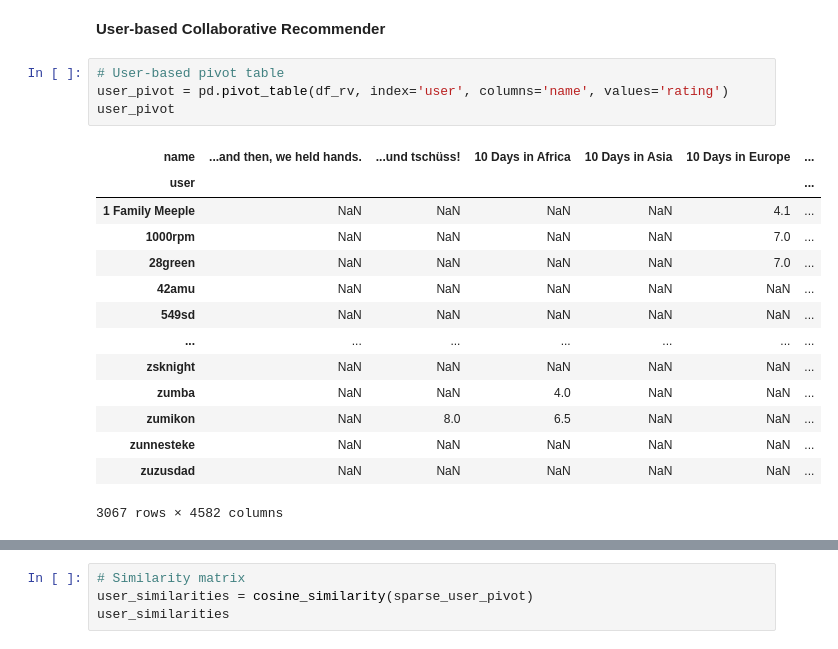
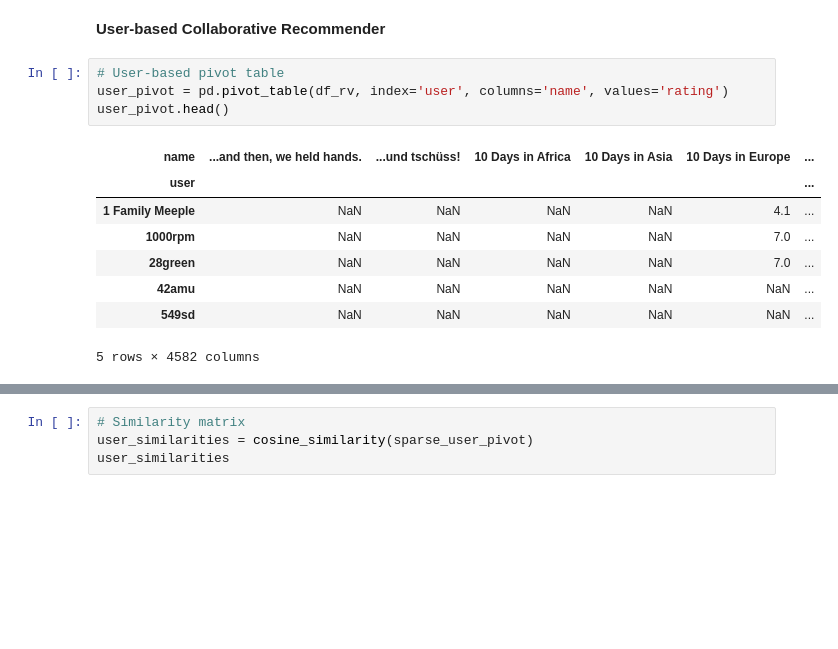
Before and after one commit to Kopzzz/Board-Game-RecCommu, a Jupyter notebook: code/4_Memory-Based .ipynb, the cells around one changed output, grey strips where cells are left out. Cells and saved outputs as stored; diff of their text form; blank space fills up the shorter version.

```diff
--- a/code/4_Memory-Based .ipynb
+++ b/code/4_Memory-Based .ipynb
@@ -45,19 +45,13 @@ df_users
 # %%
 # User-based pivot table
 user_pivot = pd.pivot_table(df_rv, index='user', columns='name', values='rating')
-user_pivot
+user_pivot.head()
 # %% [output]
 | name | ...and then, we held hands. | ...und tschüss! | 10 Days in Africa | 10 Days in Asia | 10 Days in Europe | ... |
 | user |  |  |  |  |  | ... |
 | 1 Family Meeple | NaN | NaN | NaN | NaN | 4.1 | ... |
 | 1000rpm | NaN | NaN | NaN | NaN | 7.0 | ... |
 | 28green | NaN | NaN | NaN | NaN | 7.0 | ... |
 | 42amu | NaN | NaN | NaN | NaN | NaN | ... |
 | 549sd | NaN | NaN | NaN | NaN | NaN | ... |
-| ... | ... | ... | ... | ... | ... | ... |
-| zsknight | NaN | NaN | NaN | NaN | NaN | ... |
-| zumba | NaN | NaN | 4.0 | NaN | NaN | ... |
-| zumikon | NaN | 8.0 | 6.5 | NaN | NaN | ... |
-| zunnesteke | NaN | NaN | NaN | NaN | NaN | ... |
-| zuzusdad | NaN | NaN | NaN | NaN | NaN | ... |
-3067 rows × 4582 columns
+5 rows × 4582 columns
```
Also changed, not shown: parts of 7 cells of this notebook, 1 other file.
